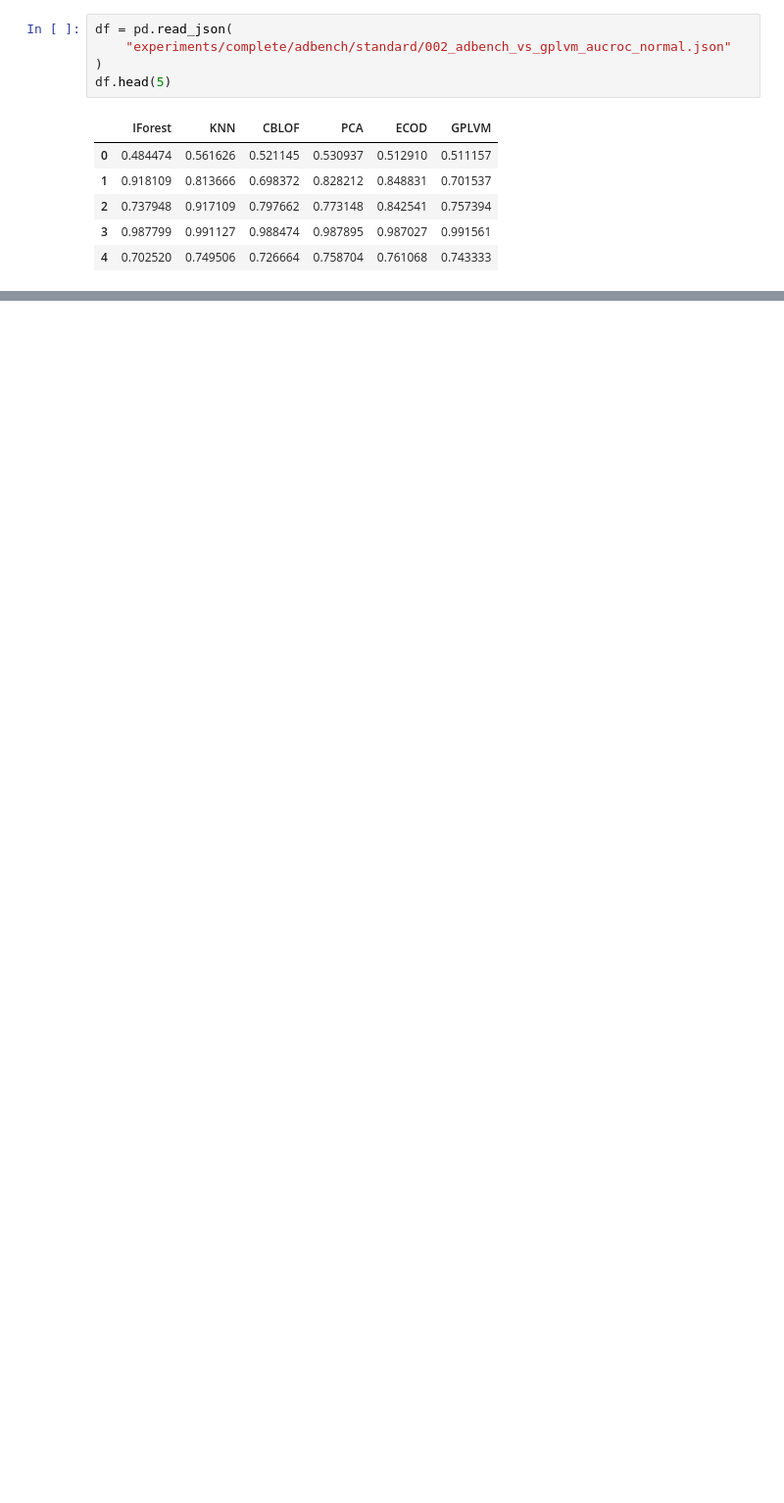
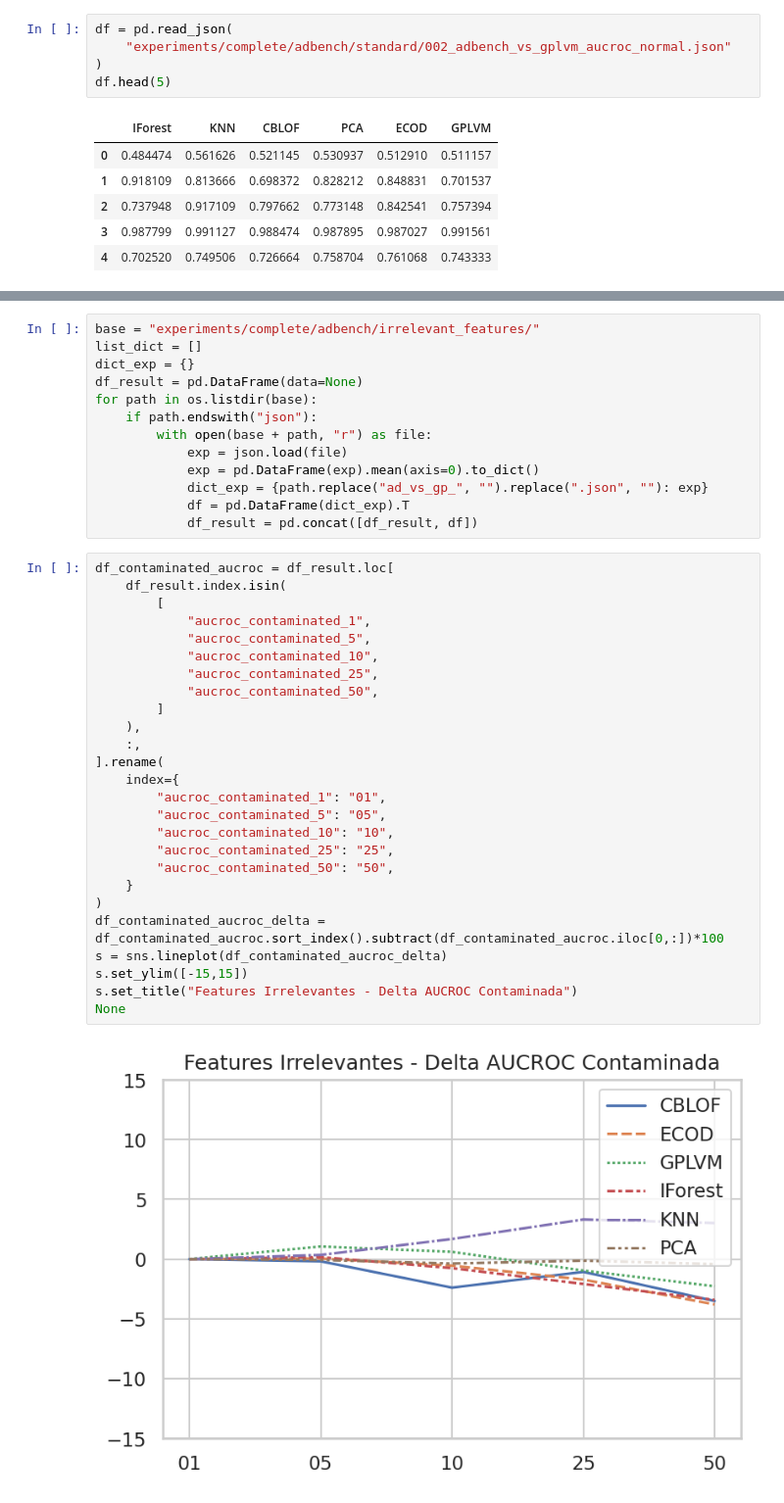
Before and after one commit to davinavarro/OE-GPLVM, a Jupyter notebook: 13_results_analysis.ipynb, the cells around one changed output, grey strips where cells are left out. Shown: that part at 98% size. Drawn from its saved outputs; the diff is of its cells as text; blank space fills up the shorter version.

```diff
--- a/13_results_analysis.ipynb
+++ b/13_results_analysis.ipynb
@@ -185,0 +185,41 @@ None
+# %%
+base = "experiments/complete/adbench/irrelevant_features/"
+list_dict = []
+dict_exp = {}
+df_result = pd.DataFrame(data=None)
+for path in os.listdir(base):
+    if path.endswith("json"):
+        with open(base + path, "r") as file:
+            exp = json.load(file)
+            exp = pd.DataFrame(exp).mean(axis=0).to_dict()
+            dict_exp = {path.replace("ad_vs_gp_", "").replace(".json", ""): exp}
+            df = pd.DataFrame(dict_exp).T
+            df_result = pd.concat([df_result, df])
+# %%
+df_contaminated_aucroc = df_result.loc[
+    df_result.index.isin(
+        [
+            "aucroc_contaminated_1",
+            "aucroc_contaminated_5",
+            "aucroc_contaminated_10",
+            "aucroc_contaminated_25",
+            "aucroc_contaminated_50",
+        ]
+    ),
+    :,
+].rename(
+    index={
+        "aucroc_contaminated_1": "01",
+        "aucroc_contaminated_5": "05",
+        "aucroc_contaminated_10": "10",
+        "aucroc_contaminated_25": "25",
+        "aucroc_contaminated_50": "50",
+    }
+)
+df_contaminated_aucroc_delta = df_contaminated_aucroc.sort_index().subtract(df_contaminated_aucroc.iloc[0,:])*100
+s = sns.lineplot(df_contaminated_aucroc_delta)
+s.set_ylim([-15,15])
+s.set_title("Features Irrelevantes - Delta AUCROC Contaminada")
+None
+# %% [output]
+[figure, added]
```
Also changed, not shown: parts of 14 cells of this notebook, 5 other files.
